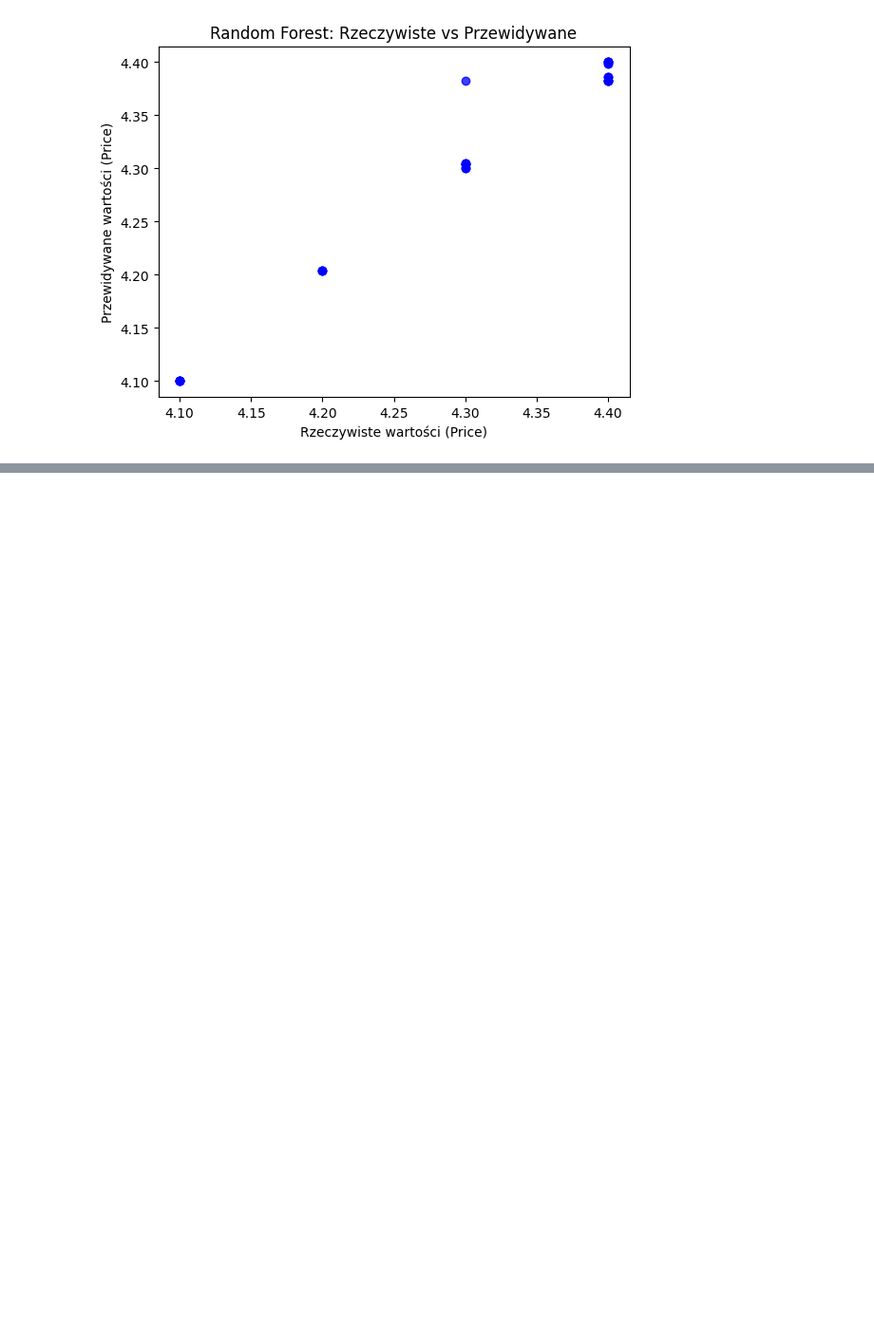
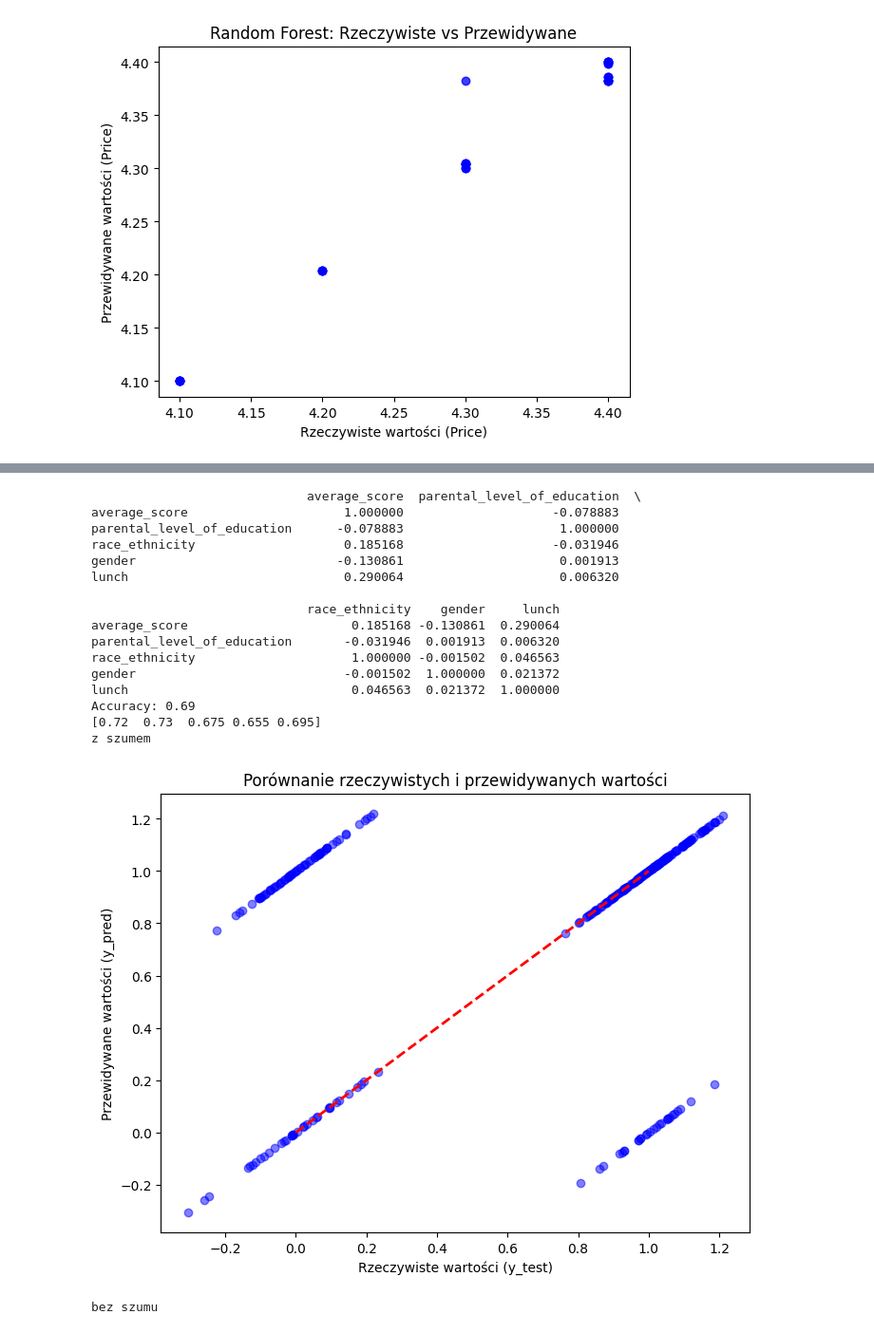
Before and after one commit to hgf700/Python-scikit-learn-alg, a Jupyter notebook: llmy/Untitled.ipynb, the cells around one changed output, grey strips where cells are left out. Shown at 95% size. Cells and saved outputs as stored; diff of their text form; code cells hidden in the pictures; blank space fills up the shorter version.

```diff
--- a/llmy/Untitled.ipynb
+++ b/llmy/Untitled.ipynb
@@ -1413,0 +1478,70 @@ Mean Absolute Error: 1.14
+# %%
+import pandas as pd
+from sklearn.model_selection import train_test_split, cross_val_score, KFold
+from sklearn.ensemble import RandomForestClassifier
+from sklearn.preprocessing import StandardScaler #standaryzacja
+from sklearn.metrics import mean_absolute_error, accuracy_score
+from sklearn.preprocessing import LabelEncoder #zamiana string na num
+import matplotlib.pyplot as plt
+import numpy as np
+# ctrl + / by komentowac
+
+# Wczytanie danych
+csv_path = r'C:\Users\USER098\Documents\GitHub\Python-scikit-learn-alg\llmy\archive\Cleaned_Students_Performance.csv'
+df = pd.read_csv(csv_path)
+
+le=LabelEncoder()
+df['parental_level_of_education']=le.fit_transform(df['parental_level_of_education'])
+df['race_ethnicity']=le.fit_transform(df['race_ethnicity'])
+
+X = df[['math_score', 'reading_score', 'writing_score', 'average_score']]
+y = df['lunch']
+
+corell=df[['average_score','parental_level_of_education','race_ethnicity','gender','lunch']].corr()
+print(corell)
+
+X_train, X_test, y_train, y_test = train_test_split(X, y, random_state=41, test_size=0.3)
+
+rf=RandomForestClassifier(n_estimators=100,max_depth=4,random_state=41)
+
+rf.fit(X_train,y_train)
+
+y_pred=rf.predict(X_test)
+print(f'Accuracy: {accuracy:.2f}')
+
+scores = cross_val_score(rf, X, y, cv=5, scoring='accuracy')
+print(scores)
+
+print('z szumem')
+plt.figure(figsize=(8, 6))
+noise = np.random.normal(0, 0.1, size=len(y_test))  # Dodanie małego szumu
+plt.scatter(y_test + noise, y_pred + noise, color='blue', alpha=0.5)
+plt.plot([y.min(), y.max()], [y.min(), y.max()], color='red', lw=2, linestyle='--')
+plt.xlabel('Rzeczywiste wartości (y_test)')
+plt.ylabel('Przewidywane wartości (y_pred)')
+plt.title('Porównanie rzeczywistych i przewidywanych wartości')
+plt.show()
+
+print('bez szumu')
+plt.scatter(y_test , y_pred  , color='blue', alpha=0.5)
+plt.plot([y.min(), y.max()], [y.min(), y.max()], color='red', lw=2, linestyle='--')
+plt.show()
+# %% [output]
+                             average_score  parental_level_of_education  \
+average_score                     1.000000                    -0.078883
+parental_level_of_education      -0.078883                     1.000000
+race_ethnicity                    0.185168                    -0.031946
+gender                           -0.130861                     0.001913
+lunch                             0.290064                     0.006320
+
+                             race_ethnicity    gender     lunch
+average_score                      0.185168 -0.130861  0.290064
+parental_level_of_education       -0.031946  0.001913  0.006320
+race_ethnicity                     1.000000 -0.001502  0.046563
+gender                            -0.001502  1.000000  0.021372
+lunch                              0.046563  0.021372  1.000000
+Accuracy: 0.69
+[0.72  0.73  0.675 0.655 0.695]
+z szumem
+[figure, added]
+bez szumu
```
Also changed, not shown: parts of 7 cells of this notebook.
